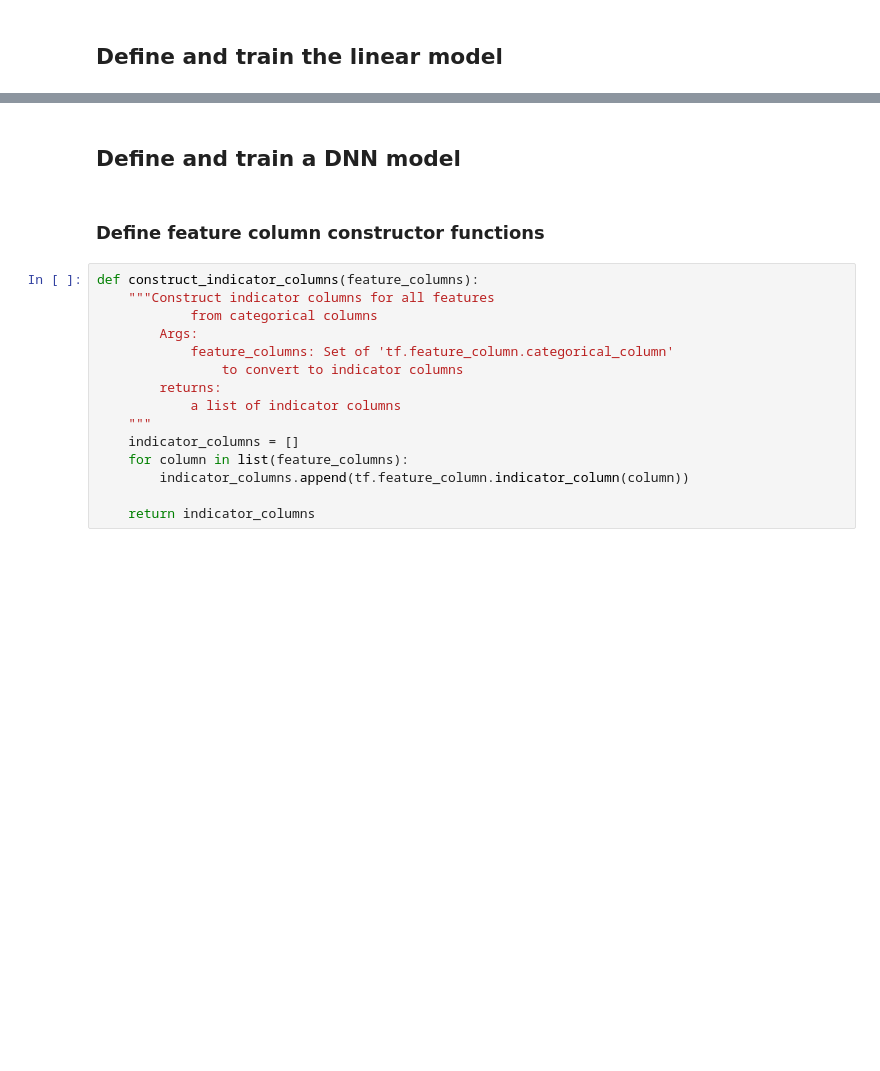
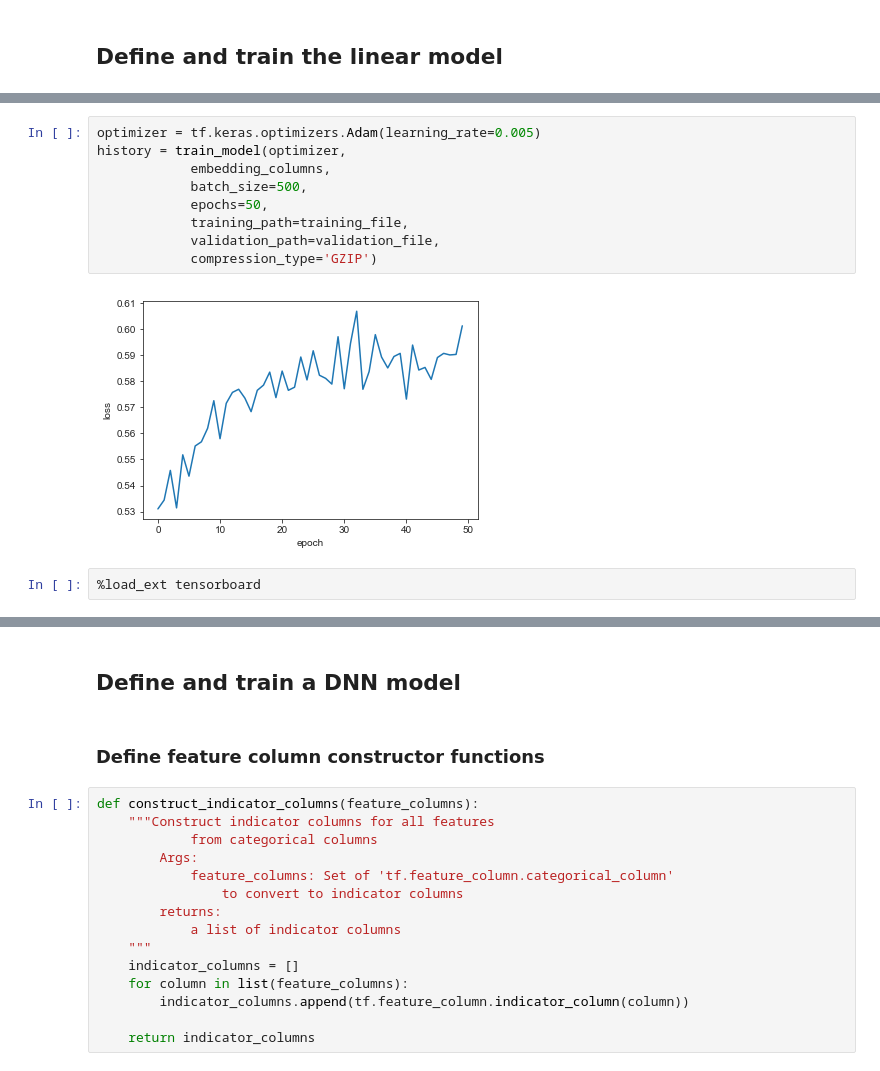
Before and after one commit to JoshEZiegler/MLProjects, a Jupyter notebook: VideoGameDrafting/Dota2Project/Dota2MachineLearning_SingleTarget_keras_TF2.0.ipynb, the cells around one changed output, grey strips where cells are left out. Drawn from its saved outputs; the diff is of its cells as text; blank space fills up the shorter version.

```diff
--- a/VideoGameDrafting/Dota2Project/Dota2MachineLearning_SingleTarget_keras_TF2.0.ipynb
+++ b/VideoGameDrafting/Dota2Project/Dota2MachineLearning_SingleTarget_keras_TF2.0.ipynb
@@ -259,0 +474,13 @@ Function call stack:
+# %%
+optimizer = tf.keras.optimizers.Adam(learning_rate=0.005)
+history = train_model(optimizer,
+            embedding_columns,
+            batch_size=500,
+            epochs=50,
+            training_path=training_file,
+            validation_path=validation_file,
+            compression_type='GZIP')
+# %% [output]
+[figure, added]
+# %%
+%load_ext tensorboard
```
Also changed, not shown: parts of 30 cells of this notebook, 36 other files.
